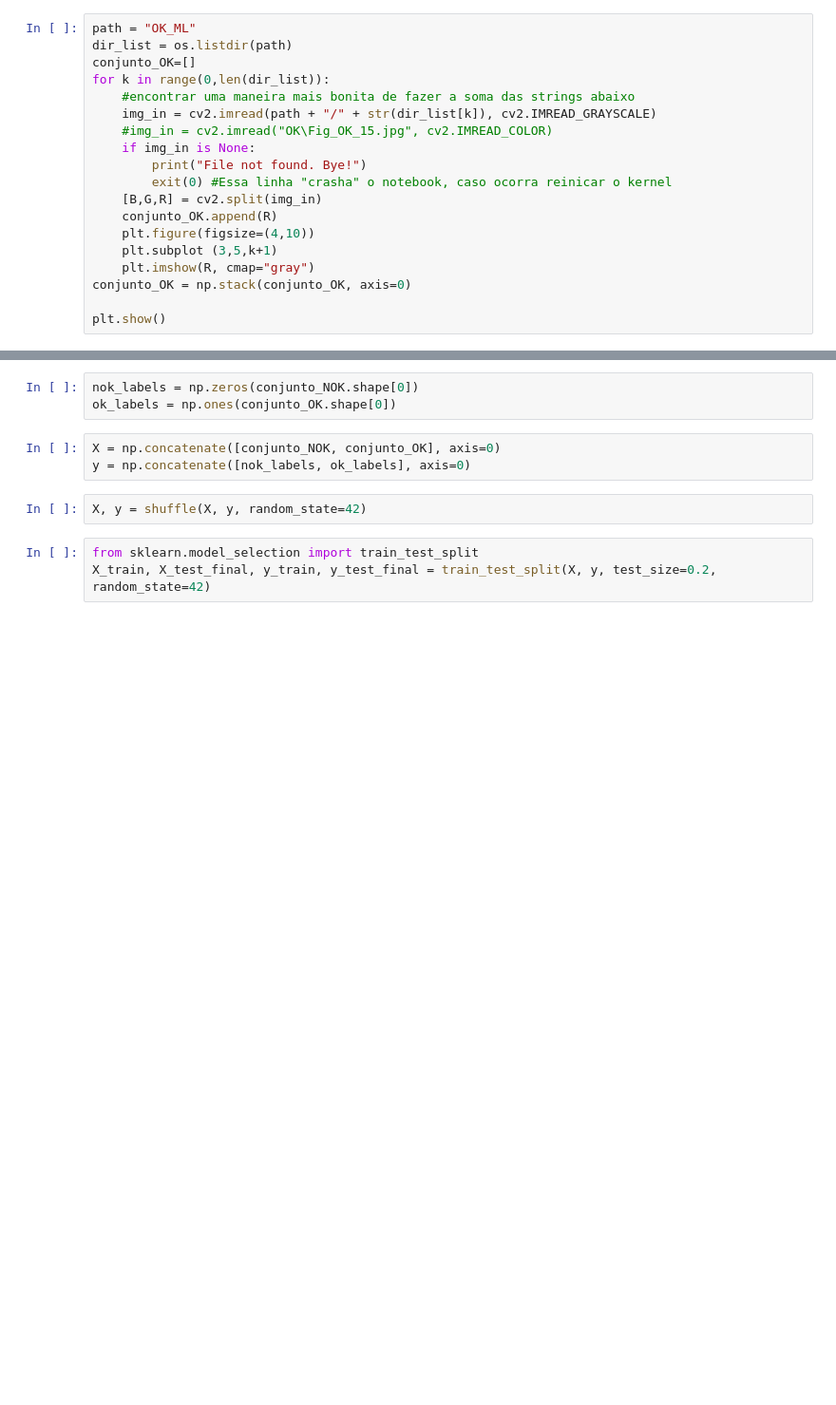
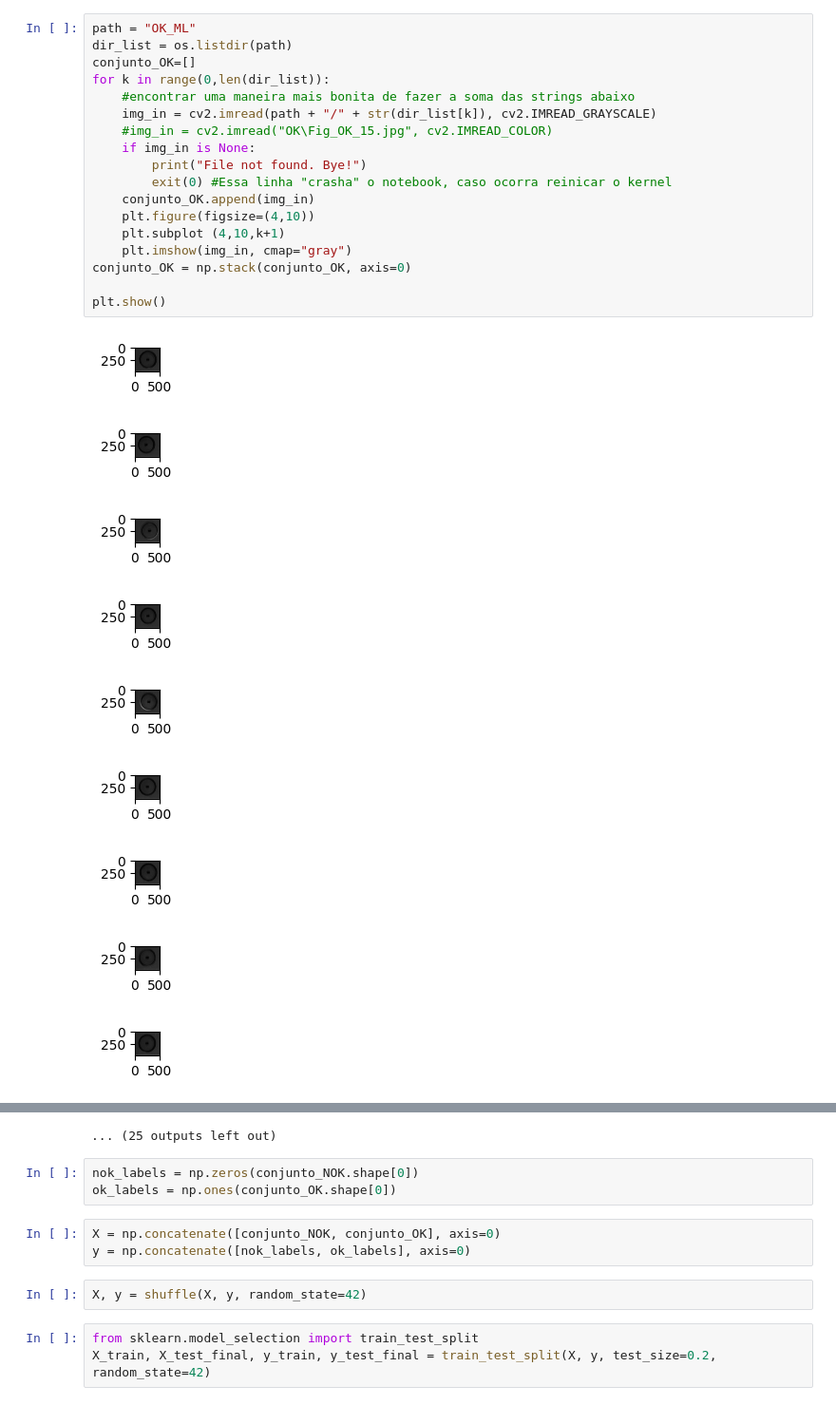
Before and after one commit to fernandofks/visao_de_maquina_projeto_1, a Jupyter notebook: superficie-video.ipynb, the cells around one changed output, grey strips where cells are left out. Shown: that part at 95% size. Saved outputs shown, nothing was run; the diff lists cells and outputs as text; blank space fills up the shorter version.

```diff
--- a/superficie-video.ipynb
+++ b/superficie-video.ipynb
@@ -33,19 +48,28 @@ plt.show()
 # %%
 path = "OK_ML"
 dir_list = os.listdir(path)
 conjunto_OK=[]
 for k in range(0,len(dir_list)):
     #encontrar uma maneira mais bonita de fazer a soma das strings abaixo
     img_in = cv2.imread(path + "/" + str(dir_list[k]), cv2.IMREAD_GRAYSCALE)
     #img_in = cv2.imread("OK\Fig_OK_15.jpg", cv2.IMREAD_COLOR)
     if img_in is None:
         print("File not found. Bye!")
         exit(0) #Essa linha "crasha" o notebook, caso ocorra reinicar o kernel
-    [B,G,R] = cv2.split(img_in)
-    conjunto_OK.append(R)
+    conjunto_OK.append(img_in)
     plt.figure(figsize=(4,10))
-    plt.subplot (3,5,k+1)
-    plt.imshow(R, cmap="gray")
+    plt.subplot (4,10,k+1)
+    plt.imshow(img_in, cmap="gray")
 conjunto_OK = np.stack(conjunto_OK, axis=0)
 
 plt.show()
+# %% [output]
+[figure, added]
+[figure, added]
+[figure, added]
+[figure, added]
+[figure, added]
+[figure, added]
+[figure, added]
+[figure, added]
+[figure, added]
@@ -52,3 +79,4 @@ plt.show()
+... (25 outputs left out)
 # %%
 nok_labels = np.zeros(conjunto_NOK.shape[0])
 ok_labels = np.ones(conjunto_OK.shape[0])
```
Also changed, not shown: parts of 8 cells of this notebook, 2 other files.
